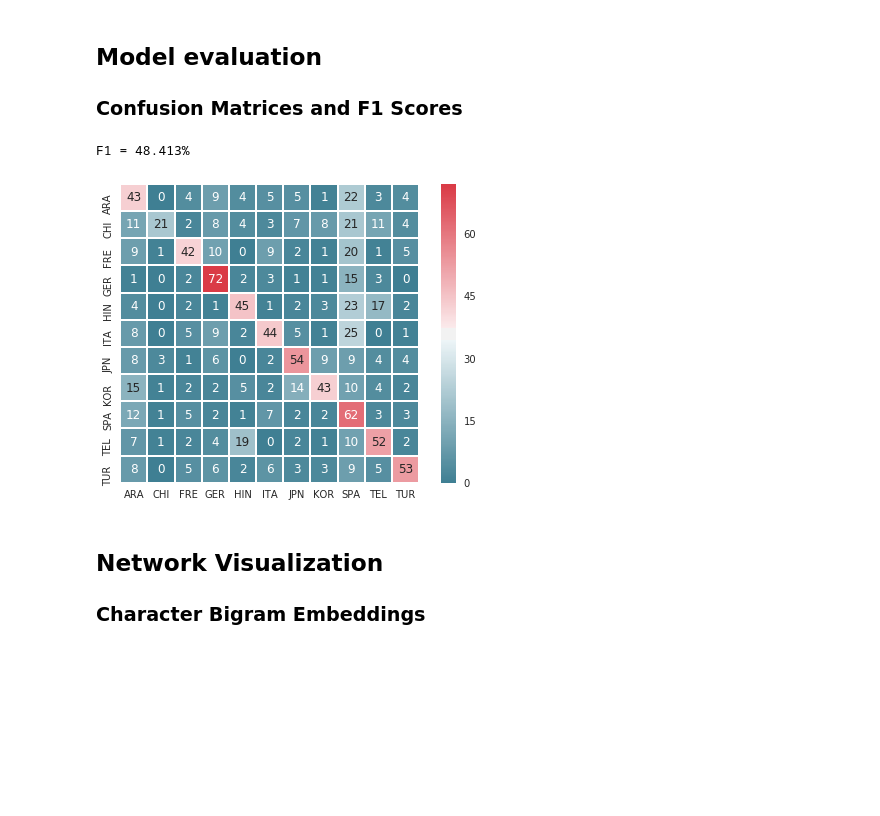
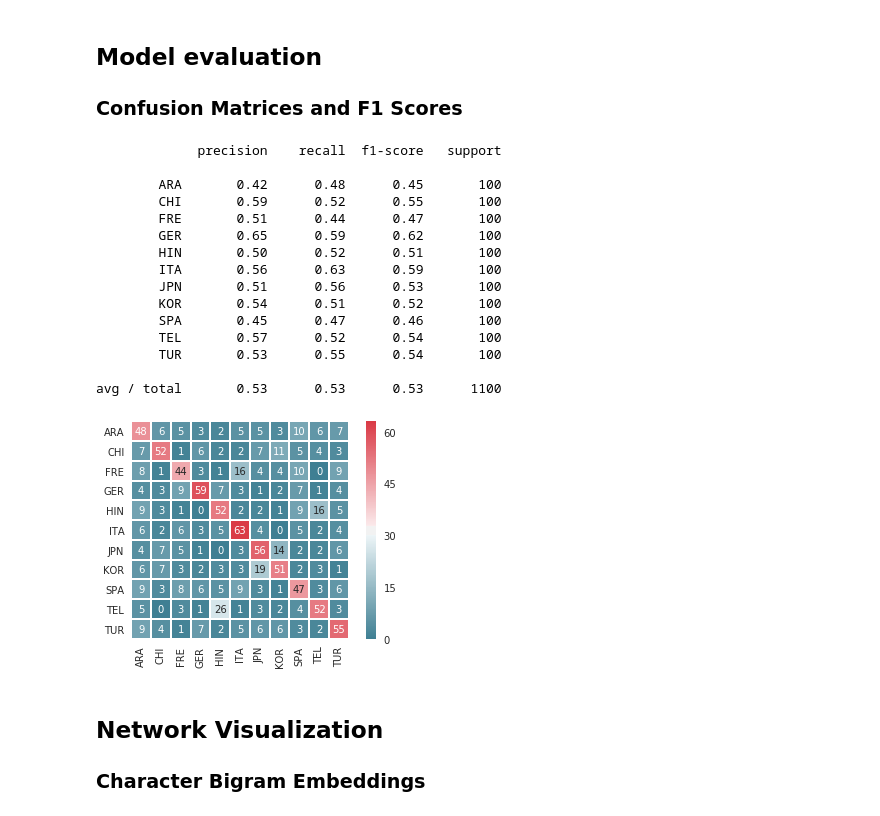
Before and after one commit to loongchh/native-language-cnn, a Jupyter notebook: Evaluate.ipynb, the cells around one changed output. Saved outputs shown, nothing was run; the diff lists cells and outputs as text; code cells hidden in the pictures; blank space fills up the shorter version.

```diff
--- a/Evaluate.ipynb
+++ b/Evaluate.ipynb
@@ -72,30 +88,59 @@ nlcnn_model = restore_model(model_state_file, max_len, embed_dim, channel)
 
 ### Confusion Matrices and F1 Scores
 # %%
-def evaluate_model(model, dev_mat, dev_label):
-    model.eval()
-    dev_mat_var = Variable(torch.from_numpy(dev_mat))
+def evaluate_model(model, dev_mat, dev_label, cuda=True):
+    model.eval().cpu()
+    if cuda:
+        model.cuda()
+    dev_tensor = torch.from_numpy(dev_mat)
+    if cuda:
+        dev_tensor = dev_tensor.cuda()
+    dev_mat_var = Variable(dev_tensor)
     dev_score = model(dev_mat_var)
-    dev_pred = np.argmax(dev_score.data.cpu().numpy(), axis=1)
+    return dev_score.data.cpu().numpy()
+
+def get_conf_report(dev_pred, dev_label, lang_dict):
     dev_pred_lang = [lang_dict[lb] for lb in dev_pred]
     dev_lang = [lang_dict[lb] for lb in dev_label]
     conf_mat = confusion_matrix(dev_lang, dev_pred_lang)
-    f1 = f1_score(dev_lang, dev_pred_lang, average='weighted')
-    return (conf_mat, f1)
+    report = classification_report(dev_lang, dev_pred_lang)
+    return (conf_mat, report)
 
 def plot_conf_mat(conf_mat, lang_label):
+#     plt.figure(figsize=(8, 8))
     cmap = sns.diverging_palette(220, 10, as_cmap=True)
     sns.set_style("white")
     sns.heatmap(conf_mat, annot=True, cmap=cmap, fmt="d", linewidths=1, square=True,
                 xticklabels=lang_label, yticklabels=lang_label)
-# %%
-(conf_mat, f1) = evaluate_model(nlcnn_model, dev_mat, dev_label)
-languages = sorted(lang_dict.values())
-plot_conf_mat(conf_mat, languages)
-print("F1 = {:.3%}".format(f1))
-# %% [output]
-F1 = 48.413%
-[figure, removed]
+# %%
+dev_score0 = evaluate_model(nlcnn_model0, dev_mat, dev_label)
+dev_score1 = evaluate_model(nlcnn_model1, dev_mat, dev_label)
+dev_score2 = evaluate_model(nlcnn_model2, dev_mat, dev_label)
+dev_score3 = evaluate_model(nlcnn_model3, dev_mat, dev_label)
+# dev_score4 = evaluate_model(nlcnn_model4, dev_mat, dev_label)
+dev_score = sum((dev_score0, dev_score1, dev_score2, dev_score3))
+dev_pred = np.argmax(dev_score, axis=1)
+# %%
+(conf_mat, report) = get_conf_report(dev_pred, dev_label, lang_dict)
+plot_conf_mat(conf_mat, sorted(lang_dict.values()))
+print(report)
+# %% [output]
+             precision    recall  f1-score   support
+
+        ARA       0.42      0.48      0.45       100
+        CHI       0.59      0.52      0.55       100
+        FRE       0.51      0.44      0.47       100
+        GER       0.65      0.59      0.62       100
+        HIN       0.50      0.52      0.51       100
+        ITA       0.56      0.63      0.59       100
+        JPN       0.51      0.56      0.53       100
+        KOR       0.54      0.51      0.52       100
+        SPA       0.45      0.47      0.46       100
+        TEL       0.57      0.52      0.54       100
+        TUR       0.53      0.55      0.54       100
+
+avg / total       0.53      0.53      0.53      1100
+[figure, added]
 # %% [markdown]
 ## Network Visualization
 
```
Also changed, not shown: parts of 31 cells of this notebook.
